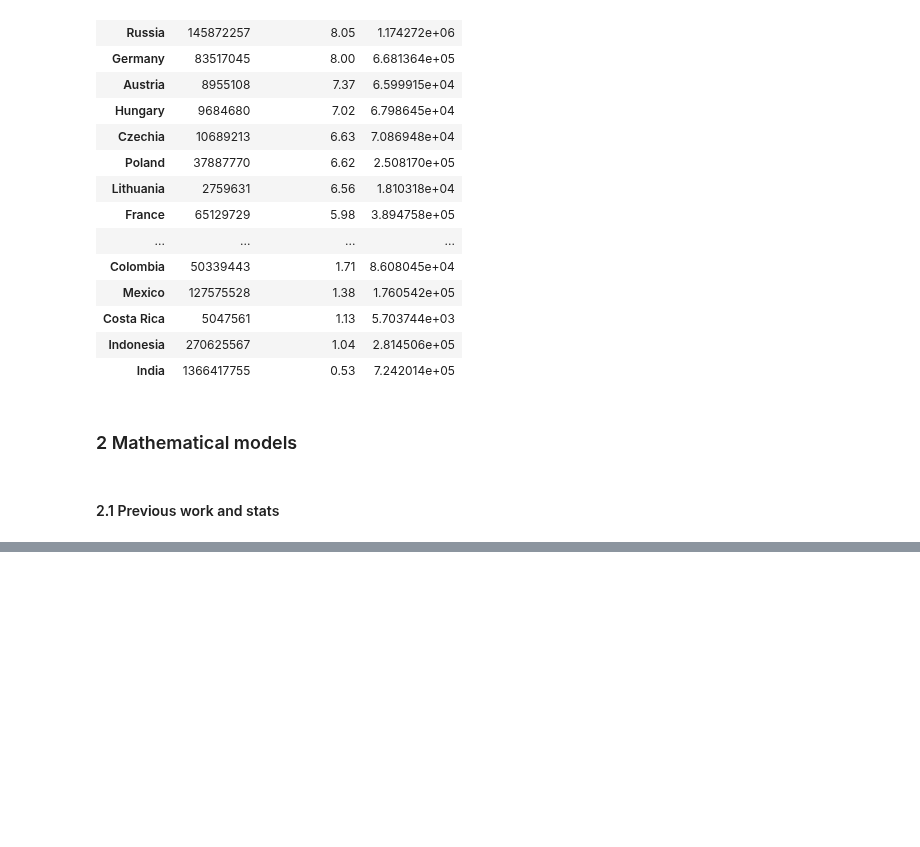
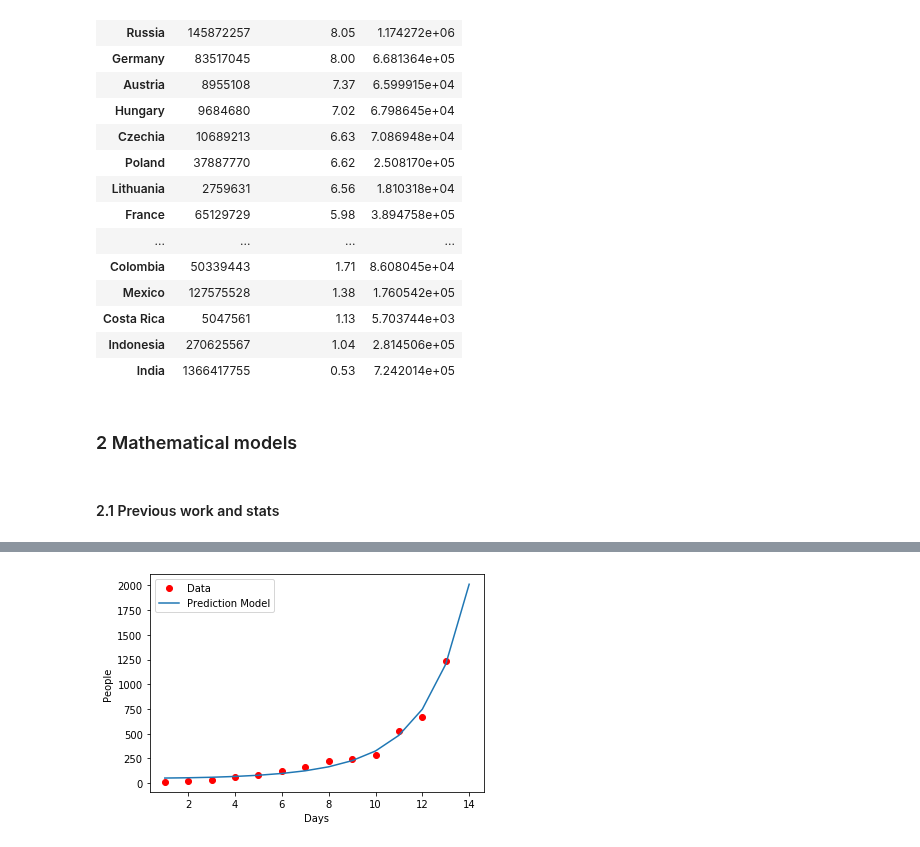
Before and after one commit to DanielGuzmanOlivares/COVID-19, a Jupyter notebook: COVID-19.ipynb, the cells around one changed output, grey strips where cells are left out. Saved outputs shown, nothing was run; the diff lists cells and outputs as text; code cells hidden in the pictures; blank space fills up the shorter version.

```diff
--- a/COVID-19.ipynb
+++ b/COVID-19.ipynb
@@ -513,0 +467,86 @@ Adjusted Parameters of a^(bx+c) + d: a=2.0662448479467965,b=1.1070799742549435e-
+# %%
+from scipy.optimize import curve_fit
+
+def expModel(x_data,a,b,d,f):
+    """
+    Logistic model f(x) = a / (b + f^(-x)^d)
+
+    params:
+        (a,b,d,f) : numbers for modelling
+        x_data : numpy array with data
+
+    returns:
+        numpy array with vallues corresponding to the model predicition
+    """
+    return a/(b+(f**-np.array((x_data))**d))
+
+def fit(func,x_data,y_data):
+    """
+    fits a function to given data
+
+    params:
+        -func (function): function to adjust
+        -x_data (numpy array): x points
+        -y_data (numpy array): y points
+    """
+    popt, pcov = curve_fit(expModel,x_data,y_data,maxfev = 10000, bounds=([0,0,-np.inf,0], [np.inf]*4))
+    return lambda x: expModel(x,*popt)
+
+def fromFirstCase(country_df,param):
+    """
+    Returns x and y values for data given a country from the first day when country had 10 or more cases
+
+    params:
+        -country_df (pandas.DataFrame): evolution of the country (see timeEvolution())
+        -param (String): parameter ("Infected,Deaths,Recovered")
+    """
+
+    df = country_df[country_df[param] > 10]
+    if df.empty:
+        return None
+    else:
+        return np.array(range(1,df.shape[0]+1)),np.array(df[param])
+
+def prediction(country,param,days,fromNow=False):
+    """
+    Return the prediction for a given number of day counting from now or the begining of significant cases
+
+    params:
+        - country (String): country
+        - param (String): parameter ("Infected,Deaths,Recovered")
+        - days (Int): number of days from now to predict
+        - fromNow (Bool): consider from now (Default) or from the begining.
+    returns:
+        days data, param data, pandas DataFrame with data desired
+    """
+    x_data,y_data = fromFirstCase(timeEvolution(country),param)
+    print(len(x_data))
+    adj = fit(expModel,x_data,y_data)
+    if fromNow :
+        x = range(len(x_data),len(x_data)+1+days)
+    else:
+        x = range(1,len(x_data)+1+days)
+
+    y = adj(x)
+    return x_data,y_data,pd.DataFrame([[day,people] for day,people in zip(x,y)],columns=["Days","People"])
+
+
+def plotPrediction(x_data,y_data,df):
+    """
+    Plots the prediciton
+
+    params:
+        - x_data (numpy array): relevant data (days)
+        - y_data (numpy array): relevant data (param)
+        - df (pandas DataFrame): dataframe with prediction
+    """
+    x,y = df["Days"],df["People"]
+    plt.plot(x_data,y_data,'ro',label="Data")
+    plt.plot(x,y,label="Prediction Model")
+    plt.title = "{} {} prediction ({} days from ) "
+    plt.xlabel("Days")
+    plt.ylabel("People")
+    plt.legend()
+x_data,y_data,df = prediction("Spain","Confirmed",1,fromNow=False)
+plotPrediction(x_data,y_data,df)
+# %% [output]
@@ -513,0 +554 @@ Adjusted Parameters of a^(bx+c) + d: a=2.0662448479467965,b=1.1070799742549435e-
+[figure, added]
```
Also changed, not shown: parts of 3 cells of this notebook, 1 other file.
